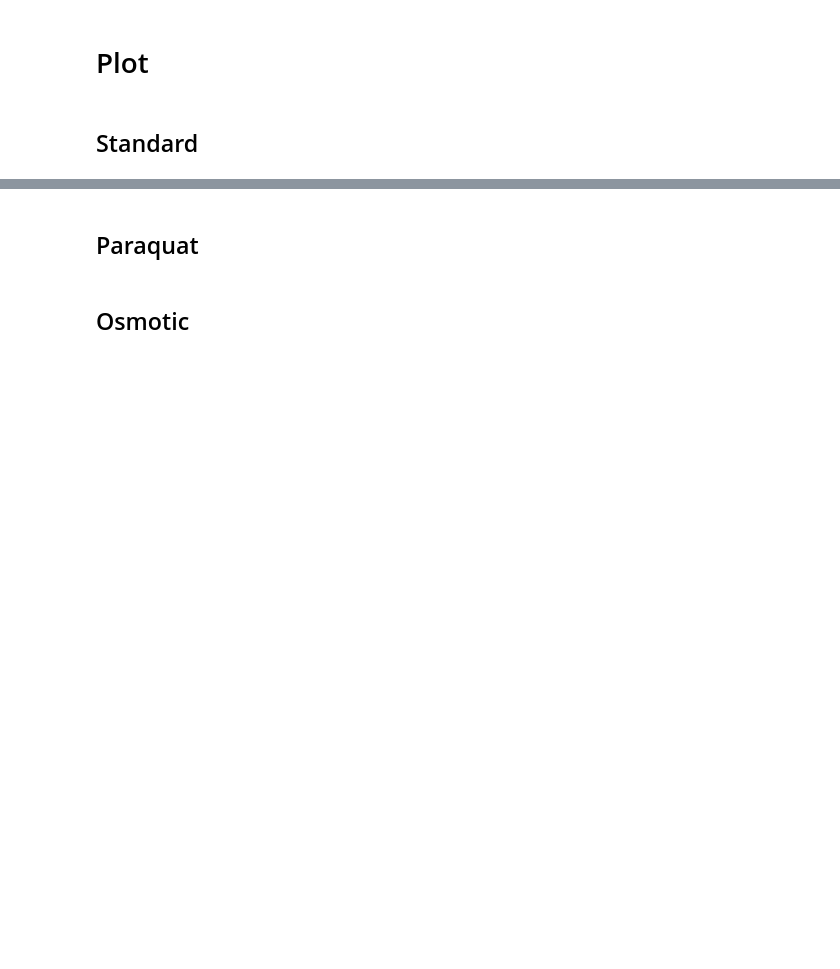
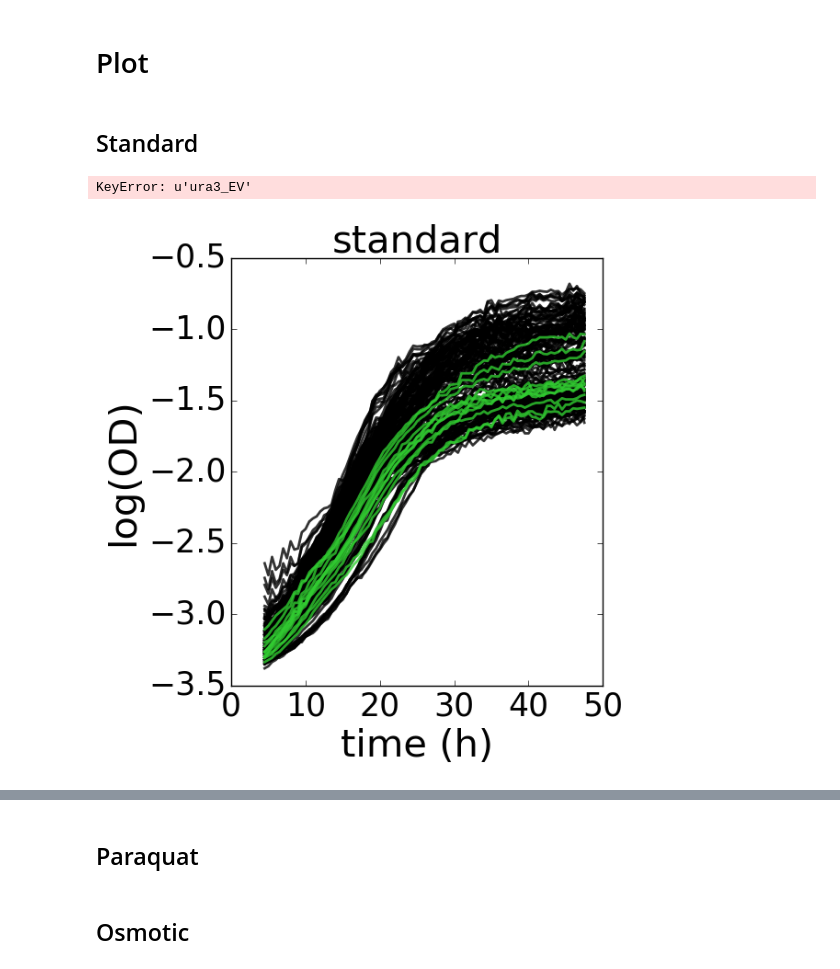
Before and after one commit to ptonner/hsalinarum_tf_phenotype, a Jupyter notebook: notebooks/dataSetup.ipynb, the cells around one changed output, grey strips where cells are left out. Cells and saved outputs as stored; diff of their text form; code cells hidden in the pictures; blank space fills up the shorter version.

```diff
--- a/notebooks/dataSetup.ipynb
+++ b/notebooks/dataSetup.ipynb
@@ -101,0 +165,5 @@ def plot_standard(norm,method):
+# %%
+plotConditions(norm,'log2',['standard','paraquat','osmotic','peroxide'])
+# %% [output]
+KeyError: u'ura3_EV'
+[figure, added]
```
Also changed, not shown: parts of 22 cells of this notebook, 7 other files.
